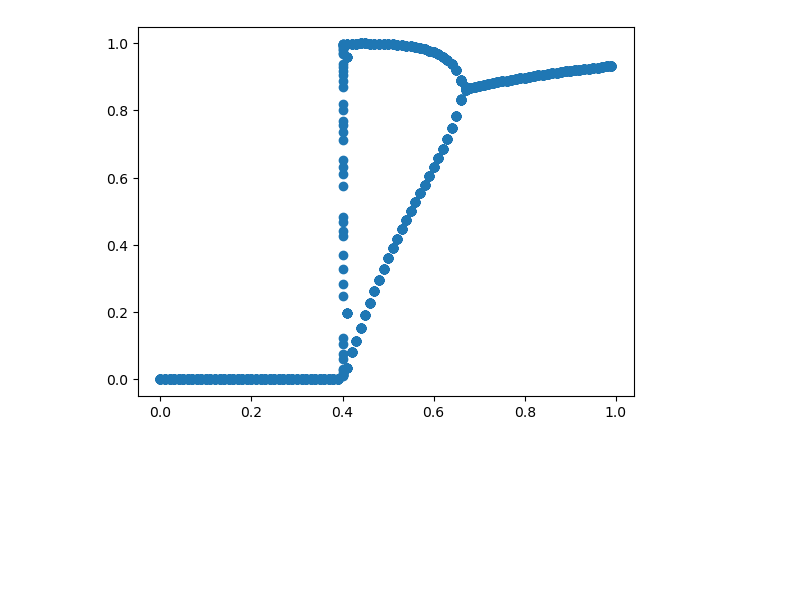
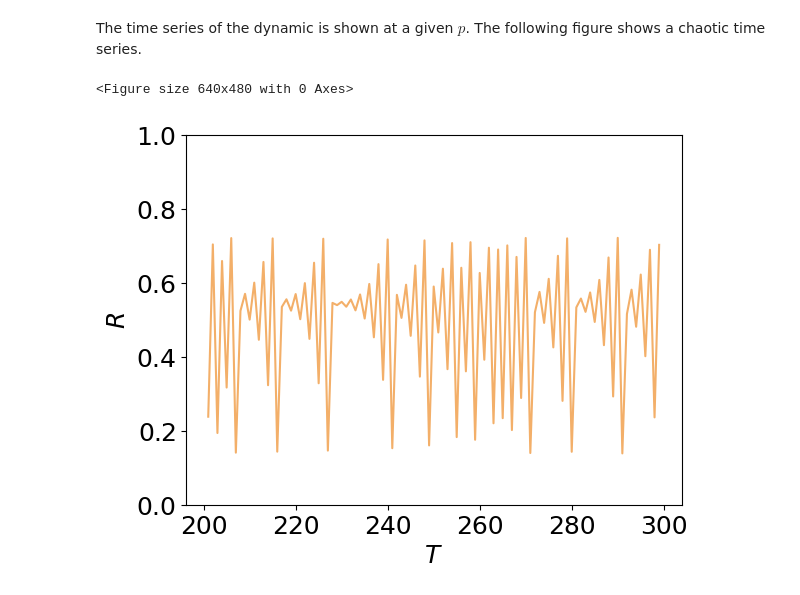
Before and after one commit to Jamba15/TopologyShapesDynamics, a Jupyter notebook: TriadicPercolation/triadic_percolation.ipynb, the cells around one changed output. Saved outputs shown, nothing was run; the diff lists cells and outputs as text; code cells hidden in the pictures; blank space fills up the shorter version.

```diff
--- a/TriadicPercolation/triadic_percolation.ipynb
+++ b/TriadicPercolation/triadic_percolation.ipynb
@@ -34,6 +53,15 @@ plt.show()
-# %%
-p_list, R_list = triadic_percolation_theory_poisson(c, cp, cn, Tmax, num)
-plt.scatter(p_list, R_list)
-plt.show()
-# %% [output]
-[figure, removed]
+# %% [markdown]
+The time series of the dynamic is shown at a given $p$. The following figure shows a chaotic time series.
+# %%
+c = 30
+p = 0.3
+cp = 1.8
+cn = 2.5
+Tmax = 300
+num = 100
+
+T_list, R_list = triadic_percolation_theory_poisson_time_series(c, p, cp, cn, Tmax, num)
+plot_time_series(T_list, R_list)
+# %% [output]
+<Figure size 640x480 with 0 Axes>
+[figure, added]
```
Also changed, not shown: parts of 14 cells of this notebook, 3 other files.
